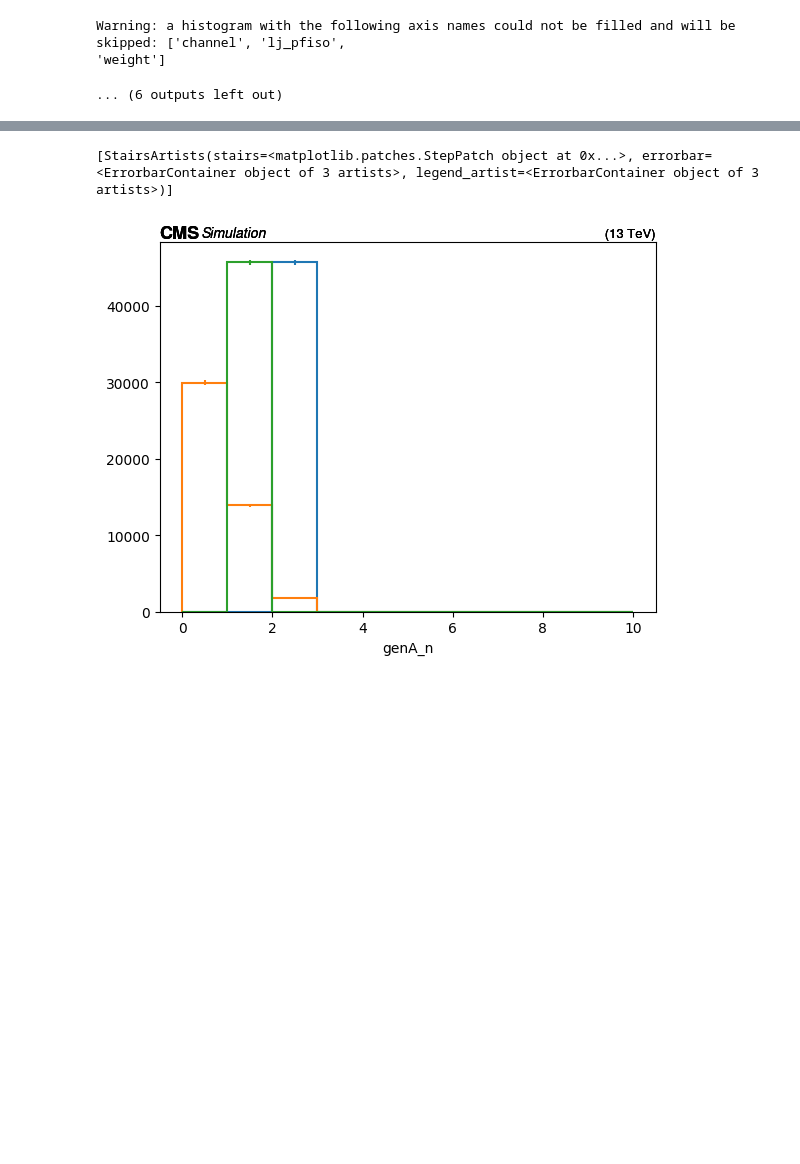
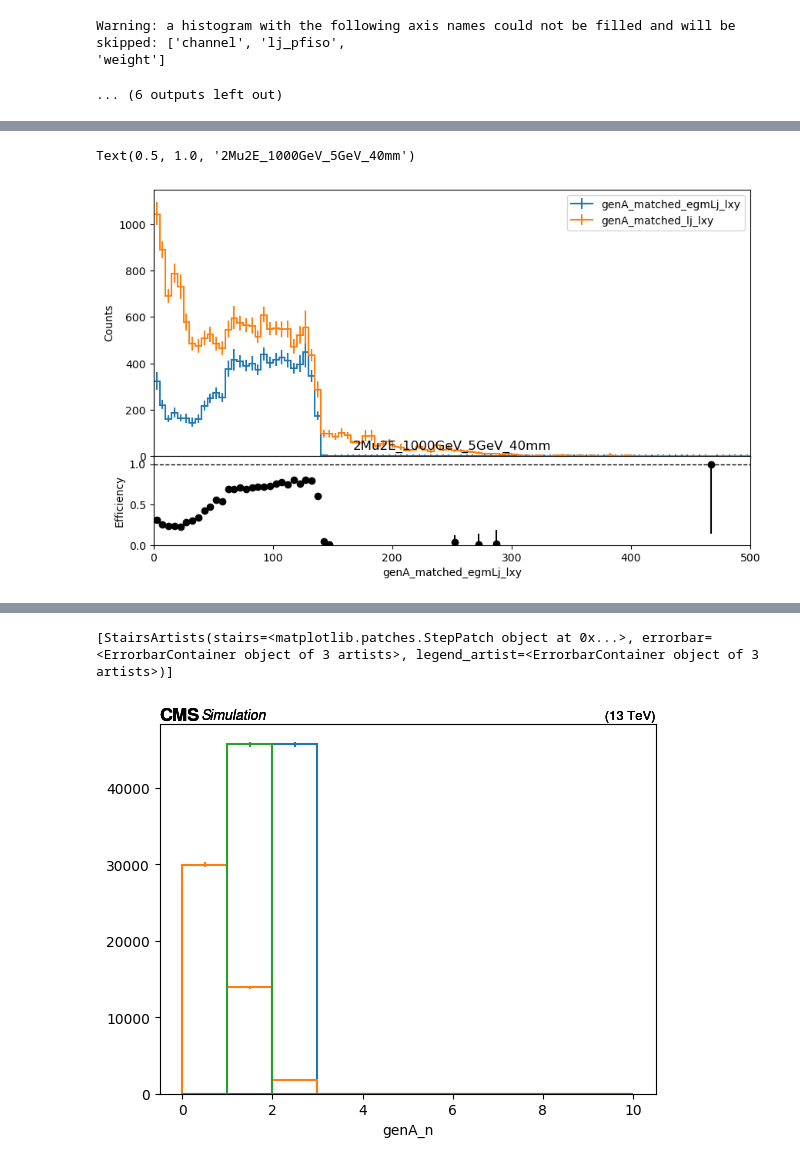
Before and after one commit to yfv2ev/SIDM, a Jupyter notebook: sidm/studies/darkPhotonLxyEff.ipynb, the cells around one changed output, grey strips where cells are left out. Cells and saved outputs as stored; diff of their text form; code cells hidden in the pictures; blank space fills up the shorter version.

```diff
--- a/sidm/studies/darkPhotonLxyEff.ipynb
+++ b/sidm/studies/darkPhotonLxyEff.ipynb
@@ -97,0 +124,12 @@ plt.legend(["genA_lxy","GenA_matched_lj_lxy", "genA_matched_muLj_lxy", "genA_mat
+# %%
+plt.figure(figsize=(10,6))
+output["out"]["2Mu2E_1000GeV_5GeV_40mm"]["hists"]["genA_matched_egmLj_lxy"][ch1,:].plot_ratio(
+       output["out"]["2Mu2E_1000GeV_5GeV_40mm"]["hists"]["genA_matched_lj_lxy"][ch1,:],
+       rp_num_label="genA_matched_egmLj_lxy",
+       rp_denom_label="genA_matched_lj_lxy",
+       rp_uncert_draw_type="line",
+       rp_uncertainty_type="efficiency")
+plt.title("2Mu2E_1000GeV_5GeV_40mm")
+# %% [output]
+Text(0.5, 1.0, '2Mu2E_1000GeV_5GeV_40mm')
+[figure, added]
```
Also changed, not shown: parts of 5 cells of this notebook.
